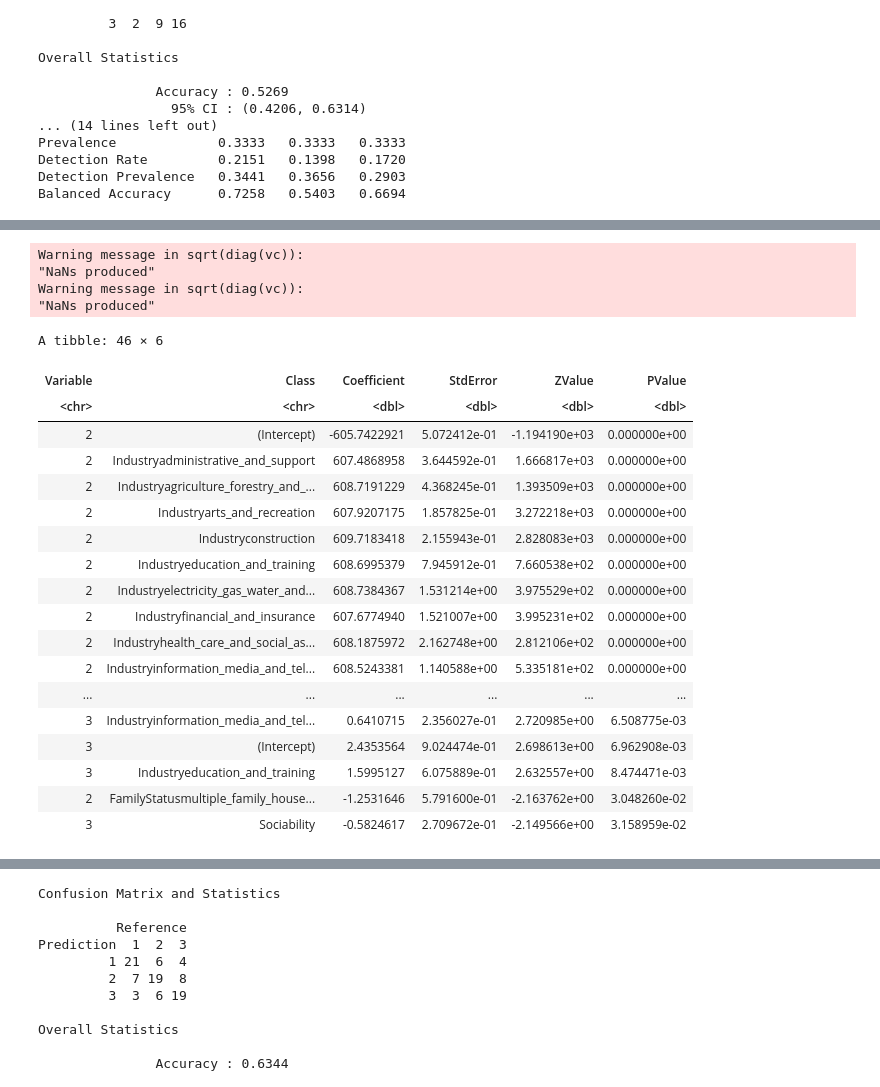
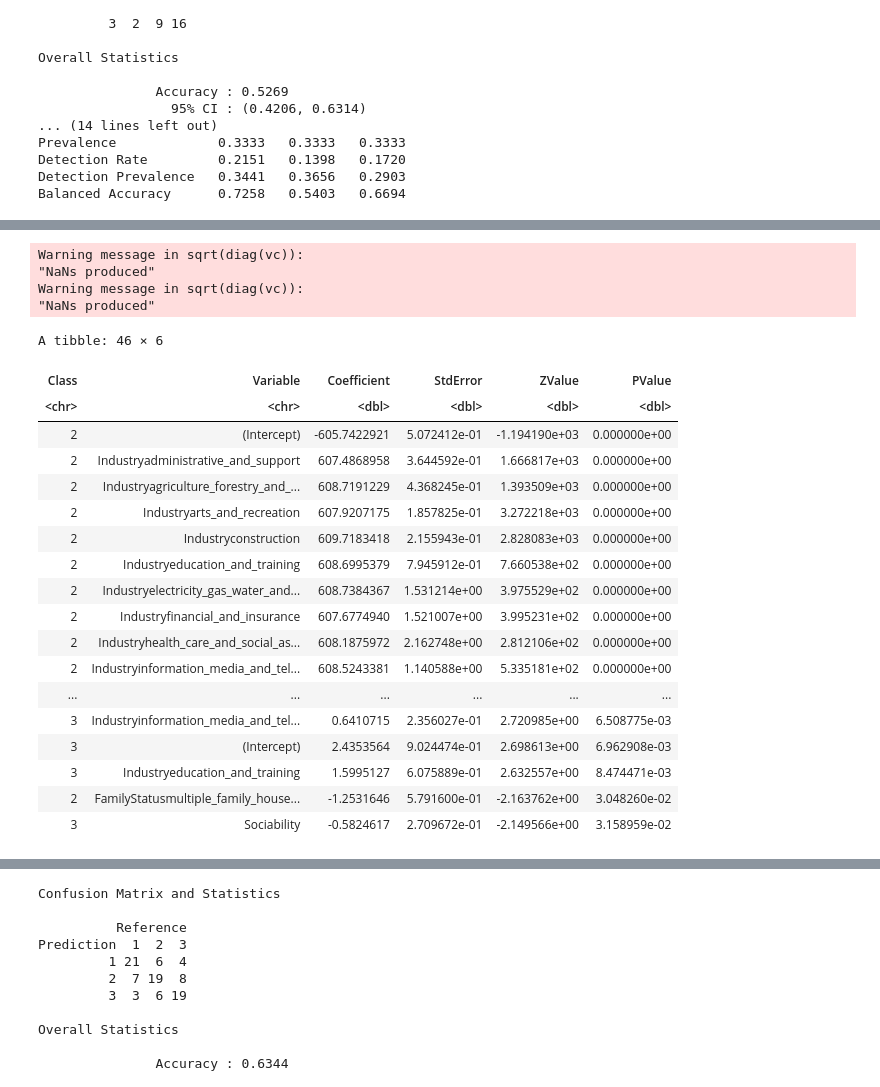
Before and after one commit to robertmackevic/dm-project, a Jupyter notebook: classification.ipynb, the cells around one changed output, grey strips where cells are left out. Saved outputs shown, nothing was run; the diff lists cells and outputs as text; code cells hidden in the pictures.

```diff
--- a/classification.ipynb
+++ b/classification.ipynb
@@ -130,33 +142,33 @@ Balanced Accuracy      0.7258   0.5403   0.6694
 # %%
 coeffs <- summary(model)$coefficients
 std_err <- summary(model)$standard.errors
 
 z_values <- coeffs / std_err
 p_values <- 2 * (1 - pnorm(abs(z_values)))
 
 result_table <- as.data.frame(coeffs) %>%
-  tibble::rownames_to_column(var = "Variable") %>%
+  tibble::rownames_to_column(var = "Class") %>%
   tidyr::pivot_longer(
-    cols = -Variable,
-    names_to = "Class",
+    cols = -Class,
+    names_to = "Variable",
     values_to = "Coefficient"
   ) %>%
   mutate(
     StdError = as.numeric(std_err),
     ZValue = Coefficient / StdError,
     PValue = 2 * (1 - pnorm(abs(ZValue)))
   ) %>%
   filter(PValue < 0.05) %>%
   arrange(PValue)
 
 result_table
 # %% [output]
 Warning message in sqrt(diag(vc)):
 "NaNs produced"
 Warning message in sqrt(diag(vc)):
 "NaNs produced"
 A tibble: 46 × 6
-| Variable | Class | Coefficient | StdError | ZValue | PValue |
+| Class | Variable | Coefficient | StdError | ZValue | PValue |
 | <chr> | <chr> | <dbl> | <dbl> | <dbl> | <dbl> |
 | 2 | (Intercept) | -605.7422921 | 5.072412e-01 | -1.194190e+03 | 0.000000e+00 |
 | 2 | Industryadministrative_and_support | 607.4868958 | 3.644592e-01 | 1.666817e+03 | 0.000000e+00 |
```
Also changed, not shown: parts of 5 cells of this notebook.
